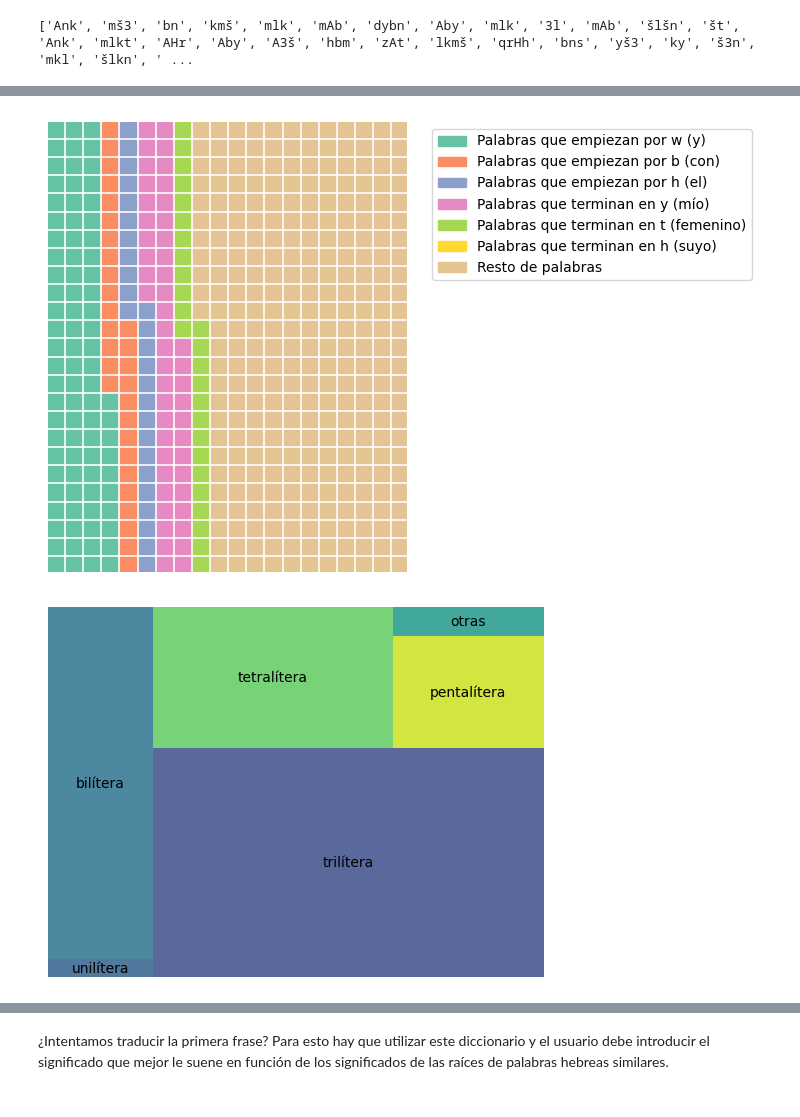
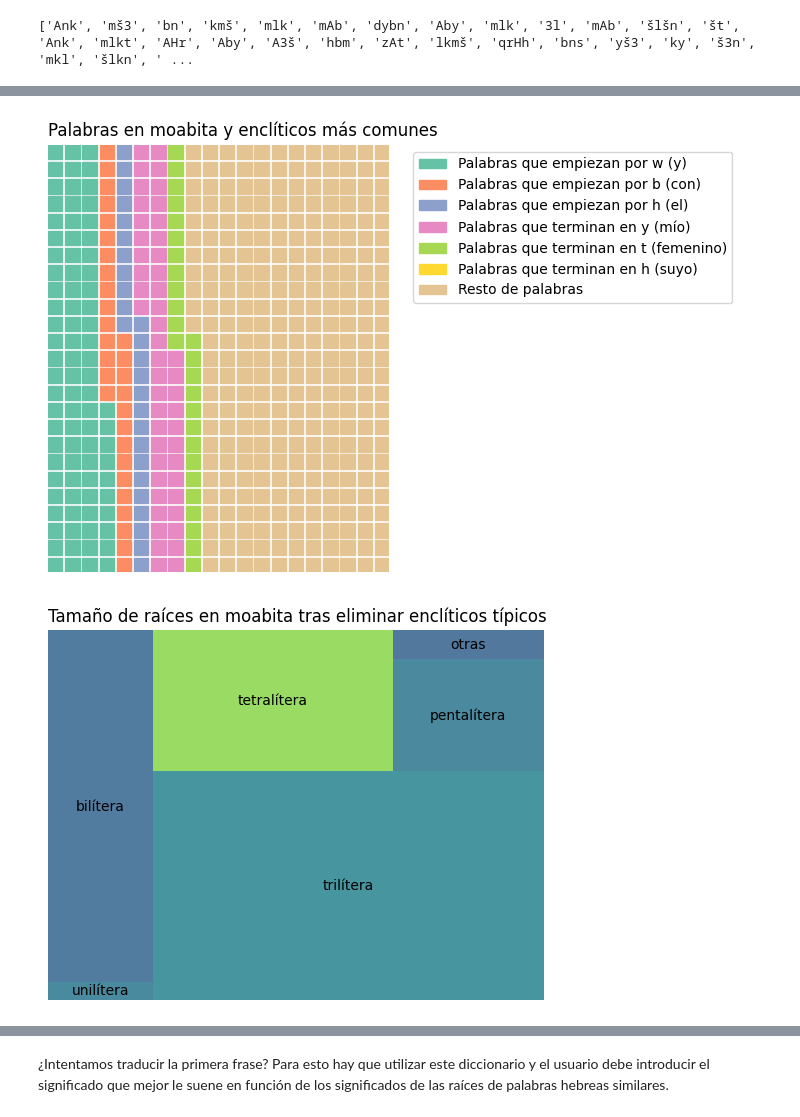
Before and after one commit to RaimundoRobotica/estela_de_mesha, a Jupyter notebook: src/memoria.ipynb, the cells around one changed output, grey strips where cells are left out. Cells and saved outputs as stored; diff of their text form; code cells hidden in the pictures.

```diff
--- a/src/memoria.ipynb
+++ b/src/memoria.ipynb
@@ -704,35 +695,37 @@ plt.figure(
   values=dic_posibles_raices,
   legend={'loc': 'upper left', 'bbox_to_anchor': (1.05, 1)},
 )
+plt.title("Palabras en moabita y enclíticos más comunes", loc='left')
 plt.show()
 # %% [output]
-[figure, old version]
+[figure, new version]
 # %%
 
 una = 0
 dos = 0
 tres = 0
 cuatro = 0
 cinco = 0
 otra = 0
 for i in posibles_raices_moabita:
     if len(i) == 1:
         una += 1
     elif len(i) == 2:
         dos += 1
     elif len(i) == 3:
         tres += 1
     elif len(i) == 4:
         cuatro += 1
     elif len(i) == 5:
         cinco += 1
     else:
         otra += 1
 lista = [una, dos, tres, cuatro, cinco, otra]
 root_size = pd.DataFrame({'size':lista, 'tipo':['unilítera', 'bilítera', 'trilítera', 'tetralítera', 'pentalítera', 'otras']})
 
 squarify.plot(sizes=root_size['size'], label=root_size['tipo'], alpha=0.85)
 plt.axis('off')
+plt.title("Tamaño de raíces en moabita tras eliminar enclíticos típicos", loc='left')
 plt.show()
 # %% [output]
-[figure, old version]
+[figure, new version]
```
Also changed, not shown: parts of 15 cells of this notebook, 17 other files.
